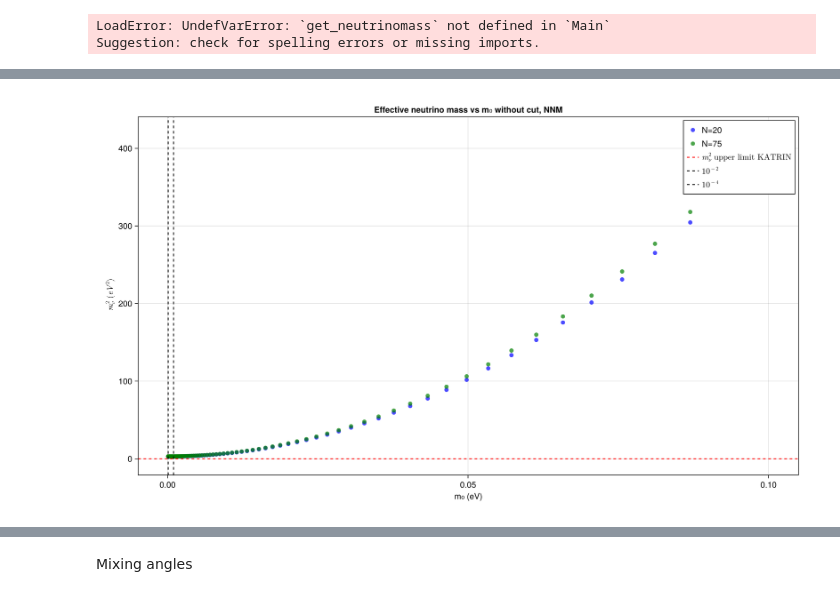
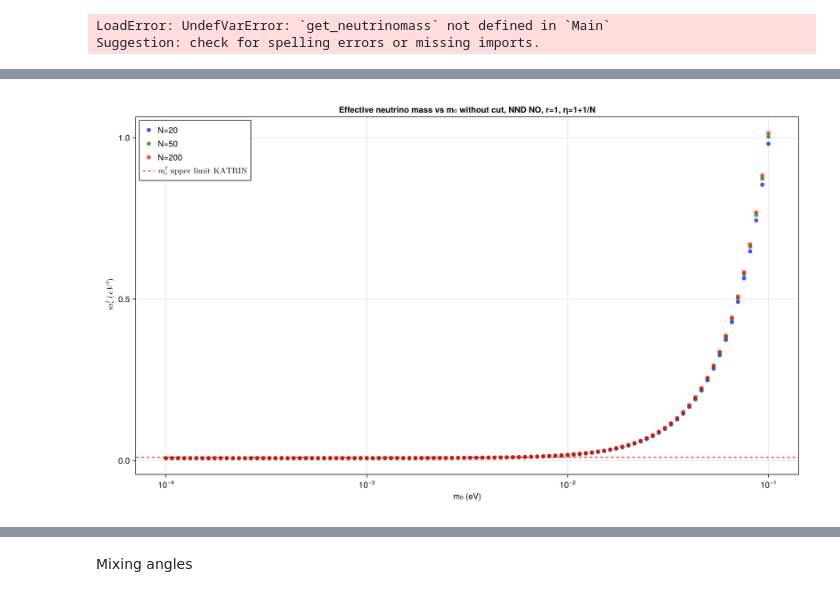
Before and after one commit to philippeller/Newtrinos.jl, a Jupyter notebook: src/experiments/katrin/katrin_final.ipynb, the cells around one changed output, grey strips where cells are left out. Drawn from its saved outputs; the diff is of its cells as text; code cells hidden in the pictures.

Commit message:
new plots

```diff
--- a/src/experiments/katrin/katrin_final.ipynb
+++ b/src/experiments/katrin/katrin_final.ipynb
@@ -259,40 +210,41 @@ m1=[]
 m2=[]
 m3=[]
 
 N=par.N
 
 
 for m0 in m0_range
 
-    p1= merge(par, (m₀=m0,),(r=1e-4,), (N=20,),)
-    p2= merge(par, (m₀=m0,),(r=1e-4,), (N=75,),)
-    p3= merge(par,(m₀=m0,),(r=1e-4,), (N=75,),)
+    p1= merge(par, (m₀=m0,),(r=1,), (N=20,),)
+    p2= merge(par, (m₀=m0,),(r=1,), (N=50,),)
+    p3= merge(par,(m₀=m0,),(r=1,), (N=200,),)
     f1= Newtrinos.katrin.get_neutrinomass(osc_cfg.flavour)
 
     m1v=f1(p1)
     m2v=f1(p2)
     m3v=f1(p3)
 
     push!(m1, m1v)
     push!(m2, m2v)
     push!(m3, m3v)
 
 end
 
 fig = Figure(size=(1200, 700))
 ax = Axis(fig[1, 1],
     xlabel="m₀ (eV)",
     ylabel= L" $m_\nu^2$ ($eV^2$)",
-    title="Effective neutrino mass vs m₀ without cut, NNM")
+    title="Effective neutrino mass vs m₀ without cut, NND NO, r=1, η=1+1/N",
+    xscale=log10)
 scatter!(ax, m0_range, m1, label="N=20", markersize=10, alpha=0.7, color=:blue)
-scatter!(ax, m0_range, m2, label="N=75", markersize=10, alpha=0.7, color=:green)
-#scatter!(ax, m0_range, m3, label="N=75", markersize=10, alpha=0.7, color=:red)
+scatter!(ax, m0_range, m2, label="N=50", markersize=10, alpha=0.7, color=:green)
+scatter!(ax, m0_range, m3, label="N=200", markersize=10, alpha=0.7, color=:red)
 hlines!(ax,0.01, linestyle=:dash, color=:red, label= L"$m_\nu^2$ upper limit KATRIN")
-vlines!(ax,1e-3, linestyle=:dash, color=:black, label= L"10^{-2}")
-vlines!(ax,1e-4, linestyle=:dash, color=:black, label= L"10^{-4}")
-axislegend(ax, position=:rt)
+#vlines!(ax,1e-3, linestyle=:dash, color=:black, label= L"10^{-2}")
+#vlines!(ax,1e-4, linestyle=:dash, color=:black, label= L"10^{-4}")
+axislegend(ax, position=:lt)
 # Save and display
 #save("/home/sofialon/Newtrinos.jl/plots_fix/katrin_try/nocut_m01.png", fig)
 display("image/png",fig)
 # %% [output]
-[figure, old version]
+[figure, new version]
```
Also changed, not shown: parts of 6 cells of this notebook, 53 other files.
